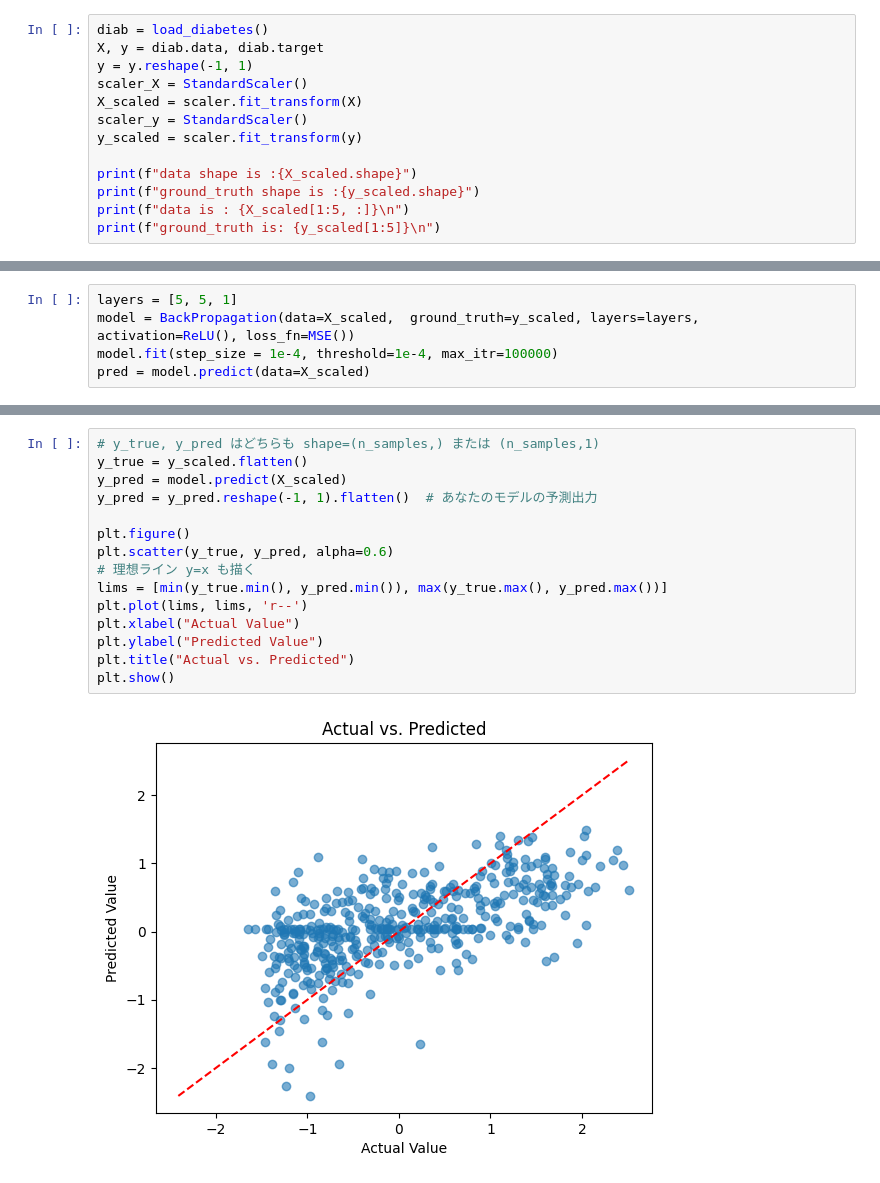
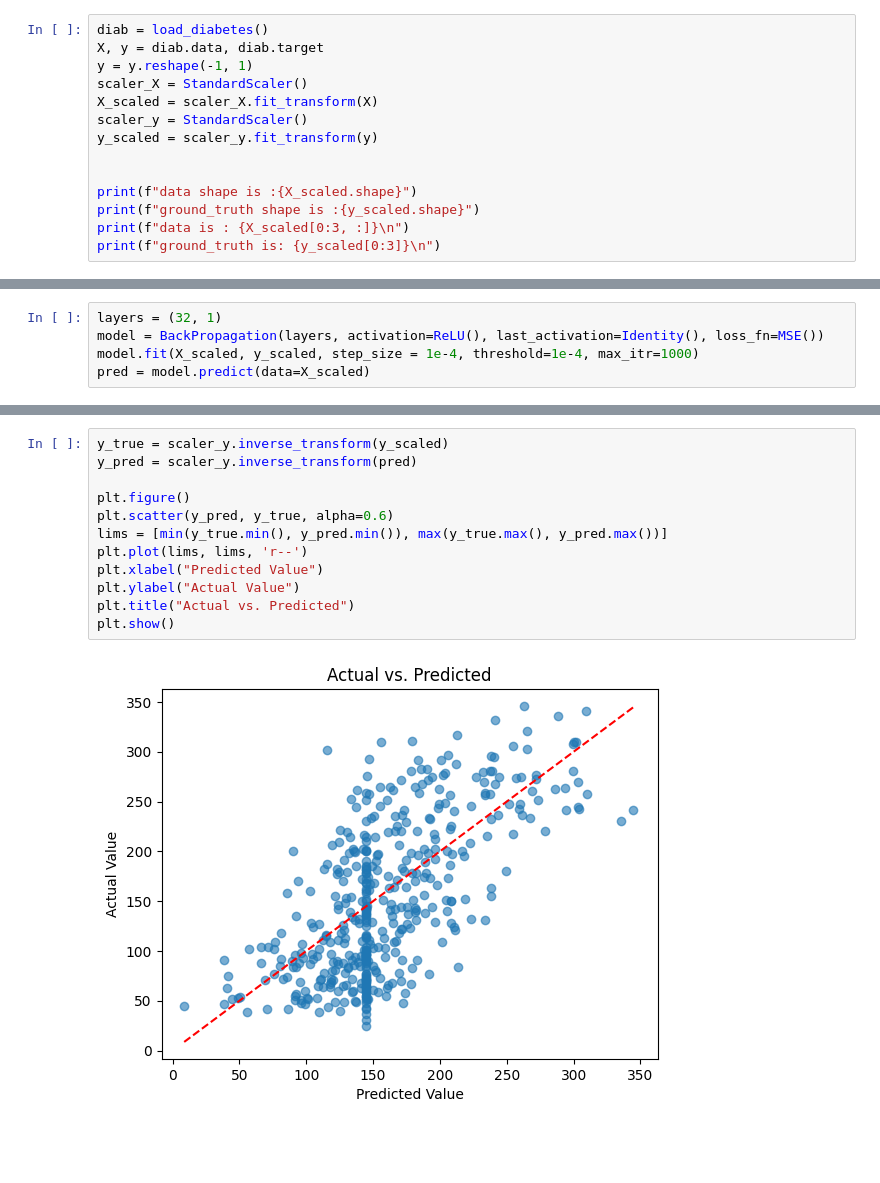
Before and after one commit to Sugata10723/DL, a Jupyter notebook: demo.ipynb, the cells around one changed output, grey strips where cells are left out. Cells and saved outputs as stored; diff of their text form; blank space fills up the shorter version.

```diff
--- a/demo.ipynb
+++ b/demo.ipynb
@@ -72,14 +76,15 @@ diab = load_diabetes()
 X, y = diab.data, diab.target
 y = y.reshape(-1, 1)
 scaler_X = StandardScaler()
-X_scaled = scaler.fit_transform(X)
+X_scaled = scaler_X.fit_transform(X)
 scaler_y = StandardScaler()
-y_scaled = scaler.fit_transform(y)
+y_scaled = scaler_y.fit_transform(y)
+
 
 print(f"data shape is :{X_scaled.shape}")
 print(f"ground_truth shape is :{y_scaled.shape}")
-print(f"data is : {X_scaled[1:5, :]}\n")
-print(f"ground_truth is: {y_scaled[1:5]}\n")
+print(f"data is : {X_scaled[0:3, :]}\n")
+print(f"ground_truth is: {y_scaled[0:3]}\n")
 # %% [output]
 data shape is :(442, 10)
 ground_truth shape is :(442, 1)
@@ -99,6 +101,6 @@ ground_truth is: [[-1.00165882]
 # %%
-layers = [5, 5, 1]
-model = BackPropagation(data=X_scaled,  ground_truth=y_scaled, layers=layers, activation=ReLU(), loss_fn=MSE())
-model.fit(step_size = 1e-4, threshold=1e-4, max_itr=100000)
+layers = (32, 1)
+model = BackPropagation(layers, activation=ReLU(), last_activation=Identity(), loss_fn=MSE())
+model.fit(X_scaled, y_scaled, step_size = 1e-4, threshold=1e-4, max_itr=1000)
 pred = model.predict(data=X_scaled)
 # %% [output]
@@ -107,17 +109,14 @@ Epoch: 100000, loss: 115.4231
 # %%
-# y_true, y_pred はどちらも shape=(n_samples,) または (n_samples,1)
-y_true = y_scaled.flatten()
-y_pred = model.predict(X_scaled)
-y_pred = y_pred.reshape(-1, 1).flatten()  # あなたのモデルの予測出力
+y_true = scaler_y.inverse_transform(y_scaled)
+y_pred = scaler_y.inverse_transform(pred)
 
 plt.figure()
-plt.scatter(y_true, y_pred, alpha=0.6)
-# 理想ライン y=x も描く
+plt.scatter(y_pred, y_true, alpha=0.6)
 lims = [min(y_true.min(), y_pred.min()), max(y_true.max(), y_pred.max())]
 plt.plot(lims, lims, 'r--')
-plt.xlabel("Actual Value")
-plt.ylabel("Predicted Value")
+plt.xlabel("Predicted Value")
+plt.ylabel("Actual Value")
 plt.title("Actual vs. Predicted")
 plt.show()
 # %% [output]
-[figure, old version]
+[figure, new version]
```
Also changed, not shown: parts of 6 cells of this notebook, 5 other files.
